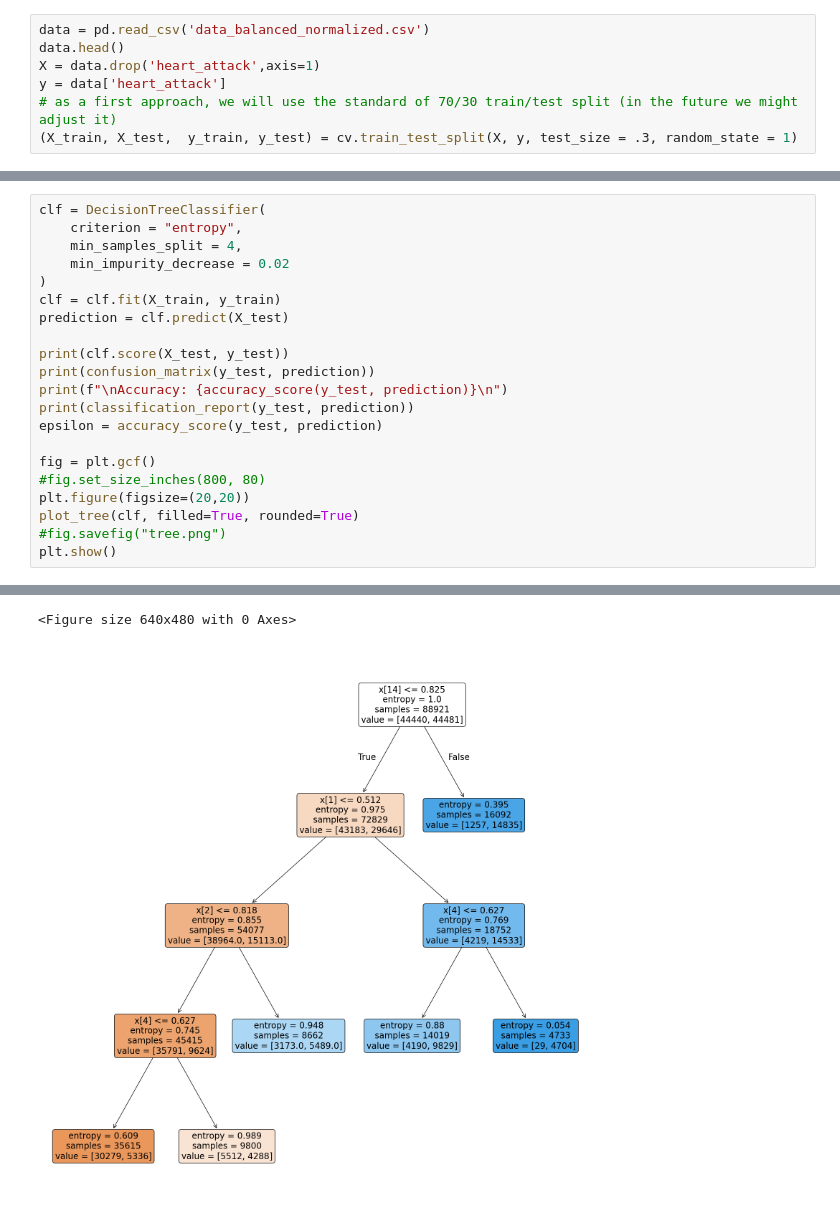
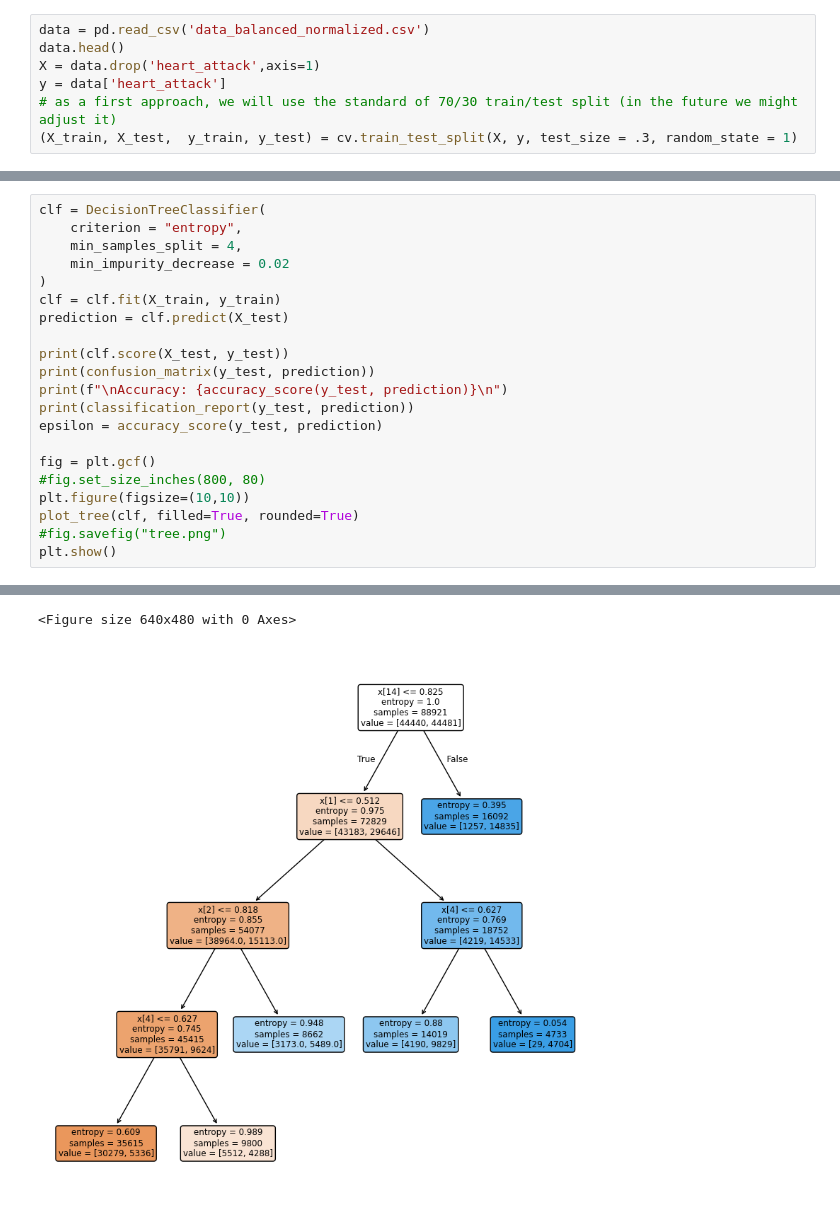
Before and after one commit to alexlafuente/heart_attack_prediction_md, a Jupyter notebook: decisionTrees.ipynb, the cells around one changed output, grey strips where cells are left out. Drawn from its saved outputs; the diff is of its cells as text.

```diff
--- a/decisionTrees.ipynb
+++ b/decisionTrees.ipynb
@@ -31,32 +34,32 @@ clf = DecisionTreeClassifier(
 clf = clf.fit(X_train, y_train)
 prediction = clf.predict(X_test)
 
 print(clf.score(X_test, y_test))
 print(confusion_matrix(y_test, prediction))
 print(f"\nAccuracy: {accuracy_score(y_test, prediction)}\n")
 print(classification_report(y_test, prediction))
 epsilon = accuracy_score(y_test, prediction)
 
 fig = plt.gcf()
 #fig.set_size_inches(800, 80)
-plt.figure(figsize=(20,20))
+plt.figure(figsize=(10,10))
 plot_tree(clf, filled=True, rounded=True)
 #fig.savefig("tree.png")
 plt.show()
 # %% [output]
 0.793172216536776
 [[15347  3742]
  [ 4140 14880]]
 
 Accuracy: 0.793172216536776
 
               precision    recall  f1-score   support
 
            0       0.79      0.80      0.80     19089
            1       0.80      0.78      0.79     19020
 
     accuracy                           0.79     38109
    macro avg       0.79      0.79      0.79     38109
 weighted avg       0.79      0.79      0.79     38109
 <Figure size 640x480 with 0 Axes>
-[figure, old version]
+[figure, new version]
```
Also changed, not shown: parts of 5 cells of this notebook, 1 other file.
